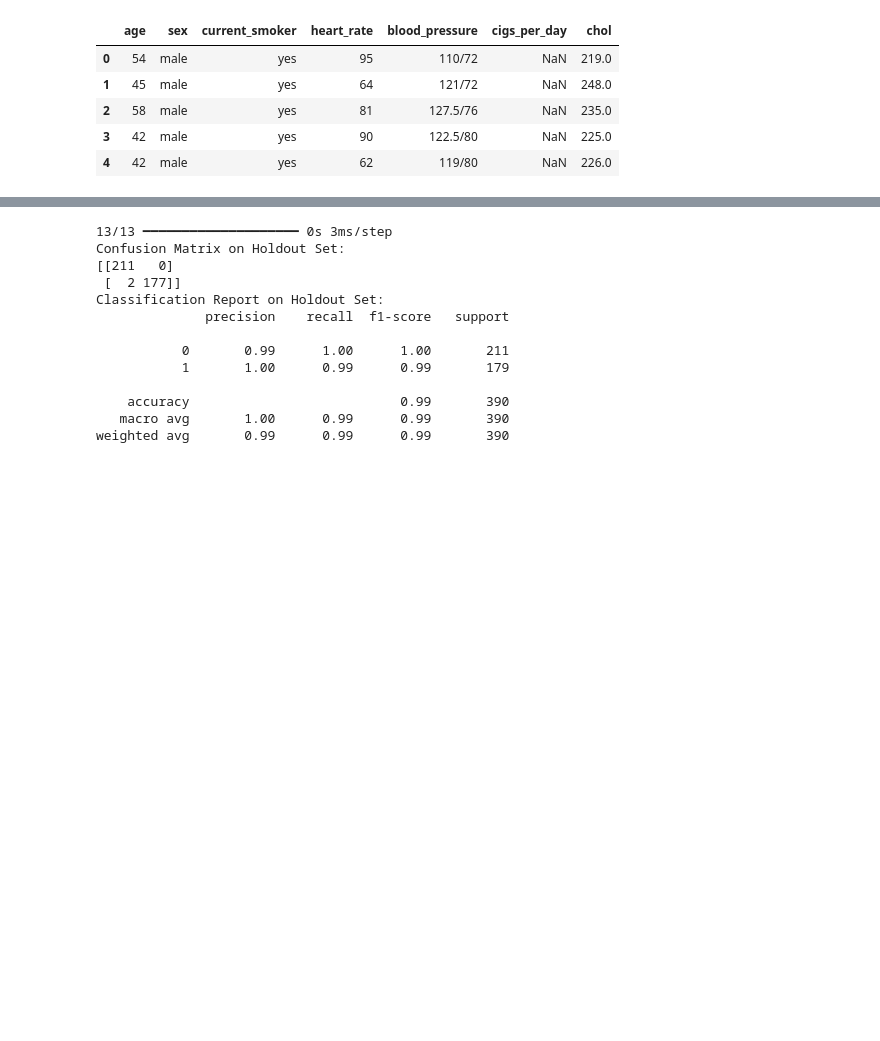
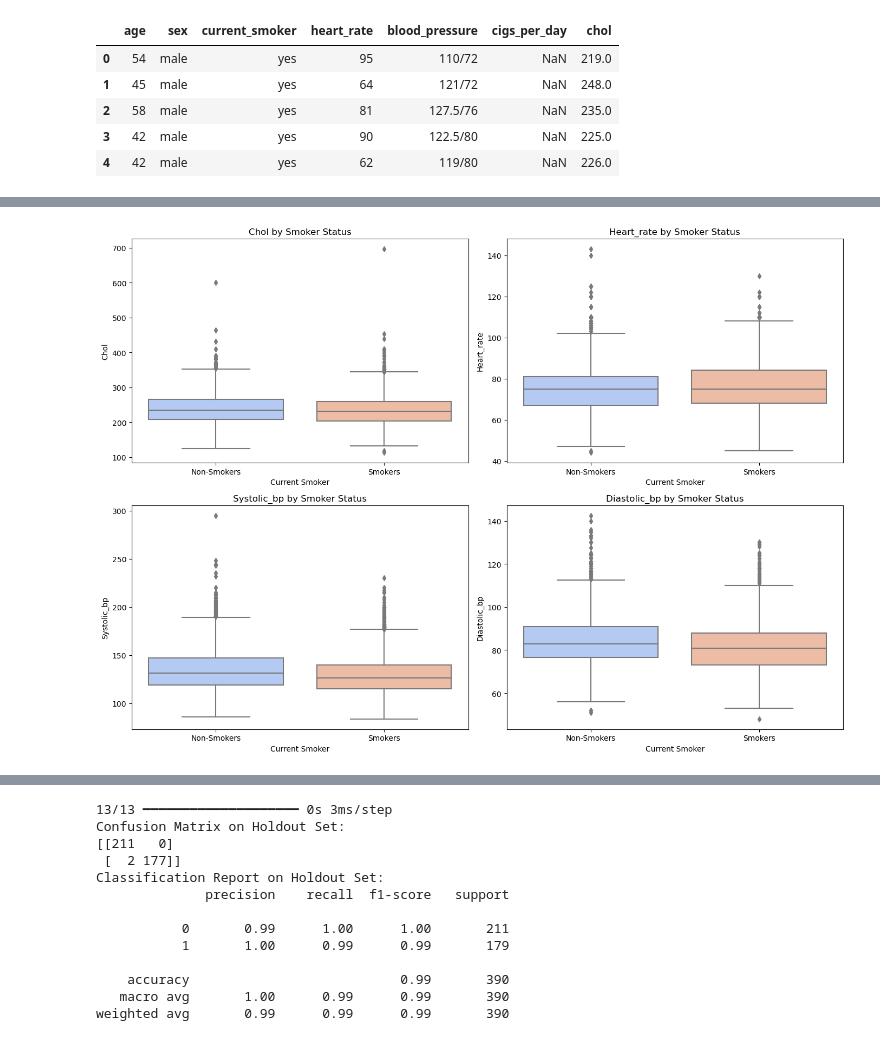
Before and after one commit to mraza328/Smoker-s_Health_NN, a Jupyter notebook: final_NN.ipynb, the cells around one changed output, grey strips where cells are left out. Cells and saved outputs as stored; diff of their text form; code cells hidden in the pictures; blank space fills up the shorter version.

```diff
--- a/final_NN.ipynb
+++ b/final_NN.ipynb
@@ -48,0 +63,14 @@ data['current_smoker'] = data['current_smoker'].map({'yes': 1, 'no': 0})
+# %%
+# Boxplots for Feature Distributions by Smoker Status
+plt.figure(figsize=(14, 10))
+for i, feature in enumerate(features_to_plot, 1):
+    plt.subplot(2, 2, i)
+    sns.boxplot(x='current_smoker', y=feature, data=data, palette='coolwarm')
+    plt.title(f'{feature.capitalize()} by Smoker Status')
+    plt.xlabel('Current Smoker')
+    plt.ylabel(feature.capitalize())
+    plt.xticks([0, 1], ['Non-Smokers', 'Smokers'])
+plt.tight_layout()
+plt.show()
+# %% [output]
+[figure, added]
```
Also changed, not shown: parts of 5 cells of this notebook.
